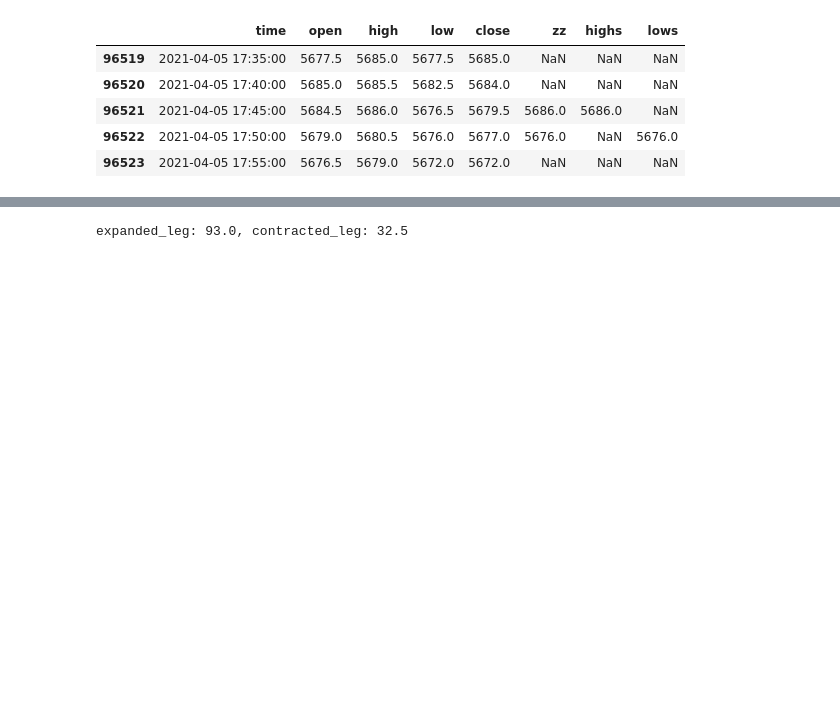
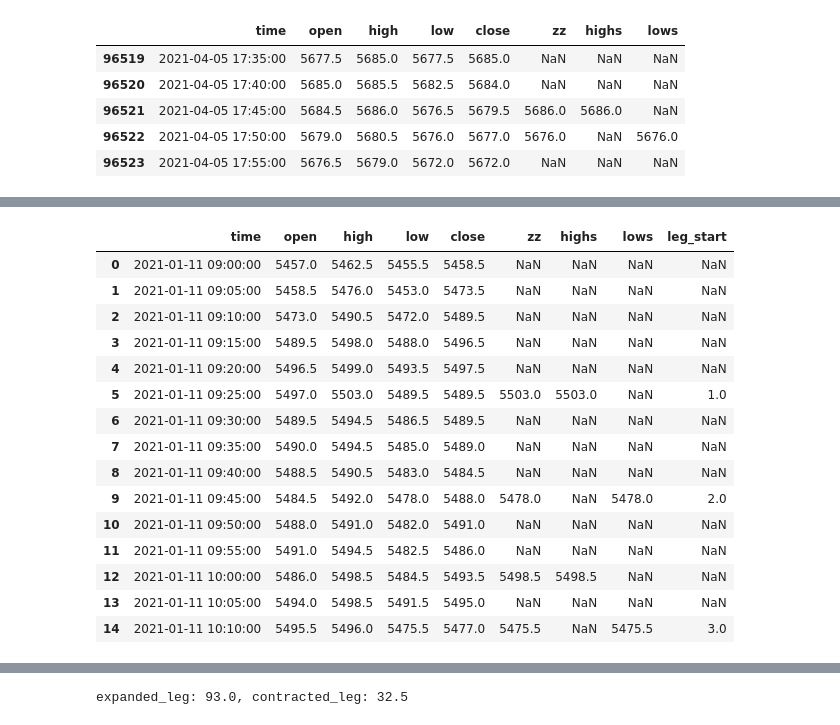
Before and after one commit to renatonankran/pybrooks, a Jupyter notebook: Gaps.ipynb, the cells around one changed output, grey strips where cells are left out. Drawn from its saved outputs; the diff is of its cells as text; code cells hidden in the pictures; blank space fills up the shorter version.

```diff
--- a/Gaps.ipynb
+++ b/Gaps.ipynb
@@ -73,77 +68,7 @@ da coluna "zz".
 É preciso saber o começo e o fim da perna para
 extrair a features
 '''
-
-
-def zz_direction(row):
-    if row['zz']!=np.nan:
-        if row["zz"]==row["highs"] :
-            return -1
-        else:
-            return 1
-    return 0
-
-# Versão lenta:
-# def leg_start(_parsed_ds):
-#     leg_start=np.full(_data.shape[0], np.nan)
-#     leg_counter=0
-#     for idx in range(_data.shape[0]):
-#         if not np.isnan(_data.iloc[idx]["zz"]):
-#             zz_direc=zz_direction(_data.iloc[idx])
-#             found_start_bar=False
-#             forward_idx=0
-#             while not found_start_bar and idx+forward_idx<_data.shape[0]:
-#                 bar_dir = bars.bar_direction(_data.iloc[idx+forward_idx])
-#                 if zz_direc == bar_dir or \
-#                     0 == bar_dir:
-#                     leg_start[idx+forward_idx]=leg_counter
-#                     leg_counter+=1
-#                     found_start_bar=True
-#                 forward_idx+=1
-#     return leg_start
-
-# def leg_start(_data):
-#     leg_start=np.full(_data.shape[0], np.nan)
-#     leg_start_direction=0
-#     leg_counter=0
-#     for idx, row in _data.iterrows():
-#         bar_dir=bars.bar_direction(row)
-#         if not np.isnan(row['zz']):
-#             leg_start_direction=zz_direction(row)
-#         if leg_start_direction!=0 and (bar_dir==leg_start_direction or bar_dir==0):
-#             leg_start[idx]=leg_counter
-#             leg_counter+=1
-#             leg_start_direction=0
-#     return leg_start
-
-def leg_start2(row):
-    leg_start_direction=0
-    leg_counter=0
-    bar_dir=bars.bar_direction(row)
-    if not np.isnan(row['zz']):
-        leg_start_direction=zz_direction(row)
-    if leg_start_direction!=0 and (bar_dir==leg_start_direction or bar_dir==0):
-        leg_counter+=1
-        leg_start_direction=0
-        return leg_counter
-
-class LegStart():
-    leg_start_direction=0
-    leg_counter=0
-
-    @classmethod
-    def leg_start(cls,row):
-        bar_dir=bars.bar_direction(row)
-        if not np.isnan(row['zz']):
-            cls.leg_start_direction=zz_direction(row)
-        if cls.leg_start_direction!=0 and (bar_dir==cls.leg_start_direction or bar_dir==0):
-            cls.leg_counter+=1
-            cls.leg_start_direction=0
-            return cls.leg_counter
-        return np.nan
-
-
-parsed_ds['leg_start']=parsed_ds.apply(lambda row: LegStart.leg_start(row), axis=1)
-# parsed_ds=parsed_ds.assign(leg_start=leg_start2(parsed_ds))
-# parsed_ds.head(30)
+fls=FindLegStart()
+parsed_ds=parsed_ds.assign(leg_start=fls.run)
+parsed_ds.head(15)
 # %% [output]
@@ -153,0 +75,16 @@ See the caveats in the documentation: https://pandas.pydata.org/pandas-docs/stab
+|  | time | open | high | low | close | zz | highs | lows | leg_start |
+| 0 | 2021-01-11 09:00:00 | 5457.0 | 5462.5 | 5455.5 | 5458.5 | NaN | NaN | NaN | NaN |
+| 1 | 2021-01-11 09:05:00 | 5458.5 | 5476.0 | 5453.0 | 5473.5 | NaN | NaN | NaN | NaN |
+| 2 | 2021-01-11 09:10:00 | 5473.0 | 5490.5 | 5472.0 | 5489.5 | NaN | NaN | NaN | NaN |
+| 3 | 2021-01-11 09:15:00 | 5489.5 | 5498.0 | 5488.0 | 5496.5 | NaN | NaN | NaN | NaN |
+| 4 | 2021-01-11 09:20:00 | 5496.5 | 5499.0 | 5493.5 | 5497.5 | NaN | NaN | NaN | NaN |
+| 5 | 2021-01-11 09:25:00 | 5497.0 | 5503.0 | 5489.5 | 5489.5 | 5503.0 | 5503.0 | NaN | 1.0 |
+| 6 | 2021-01-11 09:30:00 | 5489.5 | 5494.5 | 5486.5 | 5489.5 | NaN | NaN | NaN | NaN |
+| 7 | 2021-01-11 09:35:00 | 5490.0 | 5494.5 | 5485.0 | 5489.0 | NaN | NaN | NaN | NaN |
+| 8 | 2021-01-11 09:40:00 | 5488.5 | 5490.5 | 5483.0 | 5484.5 | NaN | NaN | NaN | NaN |
+| 9 | 2021-01-11 09:45:00 | 5484.5 | 5492.0 | 5478.0 | 5488.0 | 5478.0 | NaN | 5478.0 | 2.0 |
+| 10 | 2021-01-11 09:50:00 | 5488.0 | 5491.0 | 5482.0 | 5491.0 | NaN | NaN | NaN | NaN |
+| 11 | 2021-01-11 09:55:00 | 5491.0 | 5494.5 | 5482.5 | 5486.0 | NaN | NaN | NaN | NaN |
+| 12 | 2021-01-11 10:00:00 | 5486.0 | 5498.5 | 5484.5 | 5493.5 | 5498.5 | 5498.5 | NaN | NaN |
+| 13 | 2021-01-11 10:05:00 | 5494.0 | 5498.5 | 5491.5 | 5495.0 | NaN | NaN | NaN | NaN |
+| 14 | 2021-01-11 10:10:00 | 5495.5 | 5496.0 | 5475.5 | 5477.0 | 5475.5 | NaN | 5475.5 | 3.0 |
```
Also changed, not shown: parts of 14 cells of this notebook, 4 other files.
